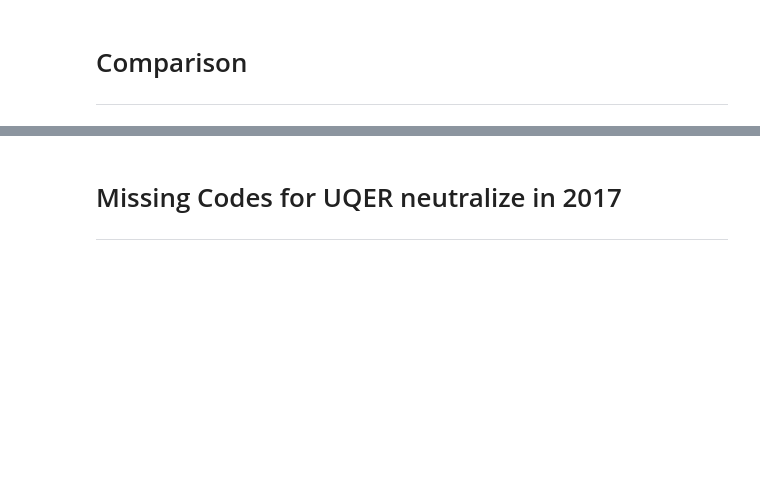
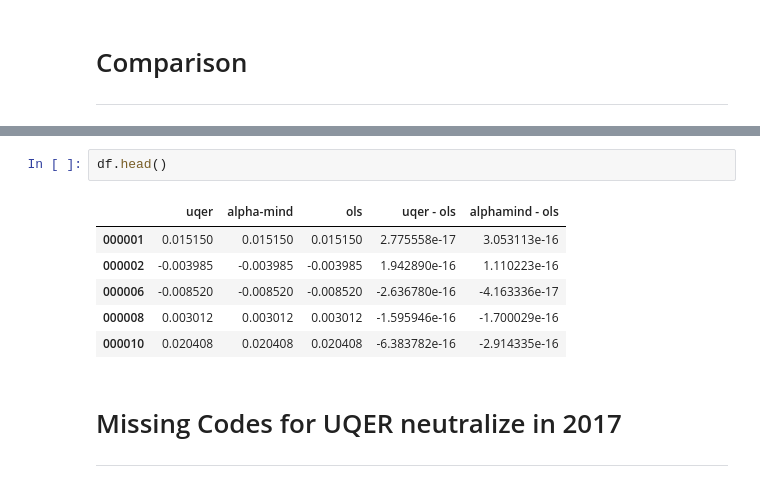
Before and after one commit to alpha-miner/alpha-mind, a Jupyter notebook: notebooks/neutralize algorithm comparison.ipynb, the cells around one changed output, grey strips where cells are left out. Cells and saved outputs as stored; diff of their text form; blank space fills up the shorter version.

```diff
--- a/notebooks/neutralize algorithm comparison.ipynb
+++ b/notebooks/neutralize algorithm comparison.ipynb
@@ -146,3 +161,12 @@ df[['uqer - linear_regression', 'alphamind - linear_regression']].plot(figsize=(
+# %%
+df.head()
+# %% [output]
+|  | uqer | alpha-mind | ols | uqer - ols | alphamind - ols |
+| 000001 | 0.015150 | 0.015150 | 0.015150 | 2.775558e-17 | 3.053113e-16 |
+| 000002 | -0.003985 | -0.003985 | -0.003985 | 1.942890e-16 | 1.110223e-16 |
+| 000006 | -0.008520 | -0.008520 | -0.008520 | -2.636780e-16 | -4.163336e-17 |
+| 000008 | 0.003012 | 0.003012 | 0.003012 | -1.595946e-16 | -1.700029e-16 |
+| 000010 | 0.020408 | 0.020408 | 0.020408 | -6.383782e-16 | -2.914335e-16 |
 # %% [markdown]
 # Missing Codes for UQER neutralize in 2017
 --------------------------------
```
Also changed, not shown: parts of 26 cells of this notebook, 2 other files.
